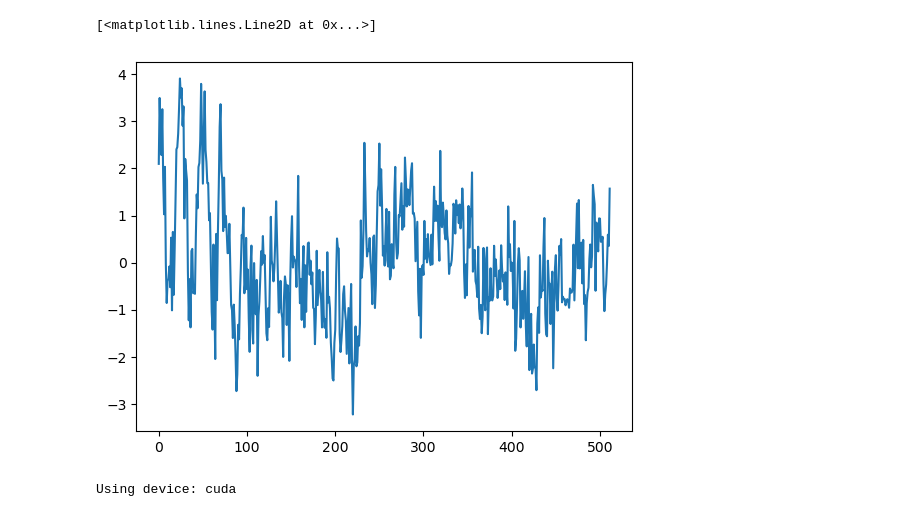
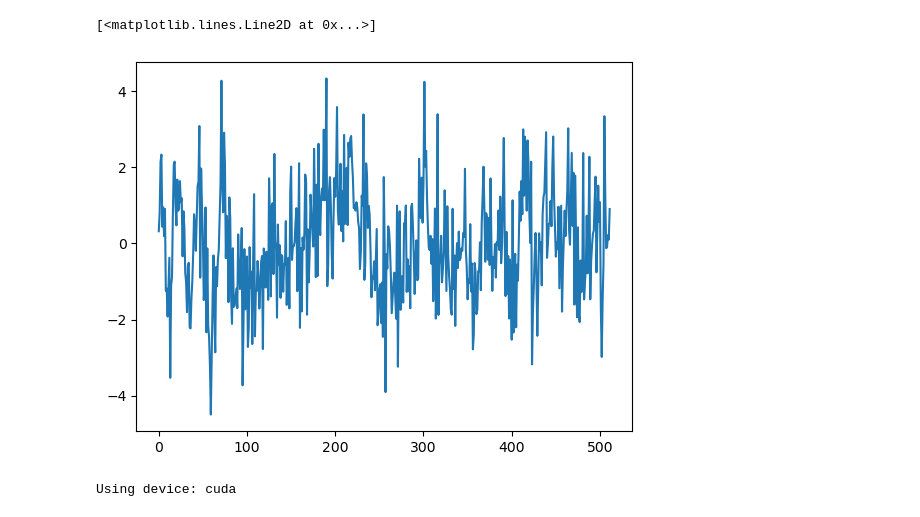
Before and after one commit to ArpanMukhopadhyay/DiffusionDenoiseEEG, a Jupyter notebook: dataprep.ipynb, the cells around one changed output. Saved outputs shown, nothing was run; the diff lists cells and outputs as text; code cells hidden in the pictures.

```diff
--- a/dataprep.ipynb
+++ b/dataprep.ipynb
@@ -166,9 +174,9 @@ plt.plot(a)
 # %%
-a = X_test[9,0,0]
+a = X_test[5,0,0]
 plt.plot(a)
 # %% [output]
 [<matplotlib.lines.Line2D at 0x...>]
-[figure, old version]
+[figure, new version]
 # %%
 device = "cuda" if torch.cuda.is_available() else "cpu"
 print(f"Using device: {device}")
```
Also changed, not shown: parts of 32 cells of this notebook, 3 other files.
